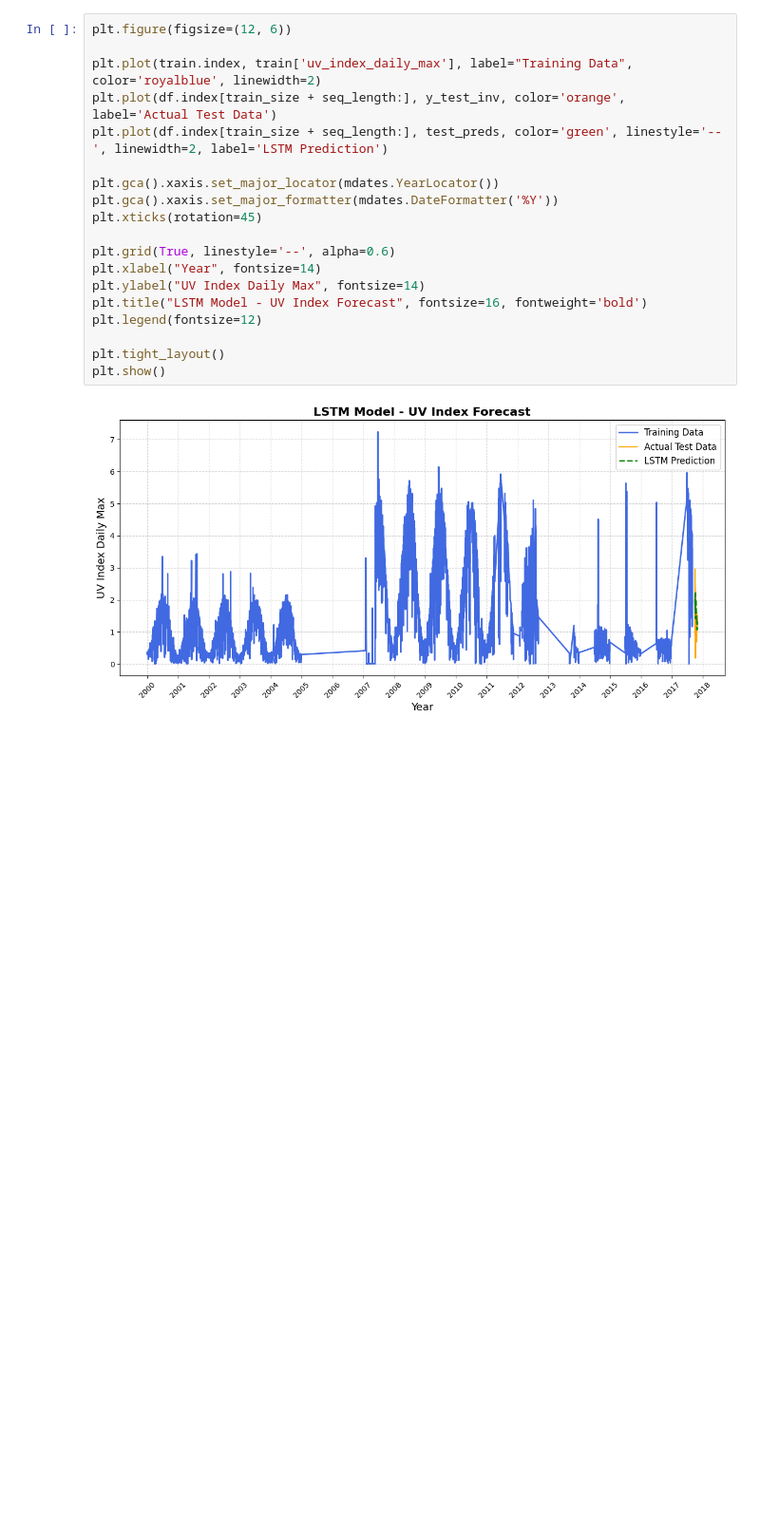
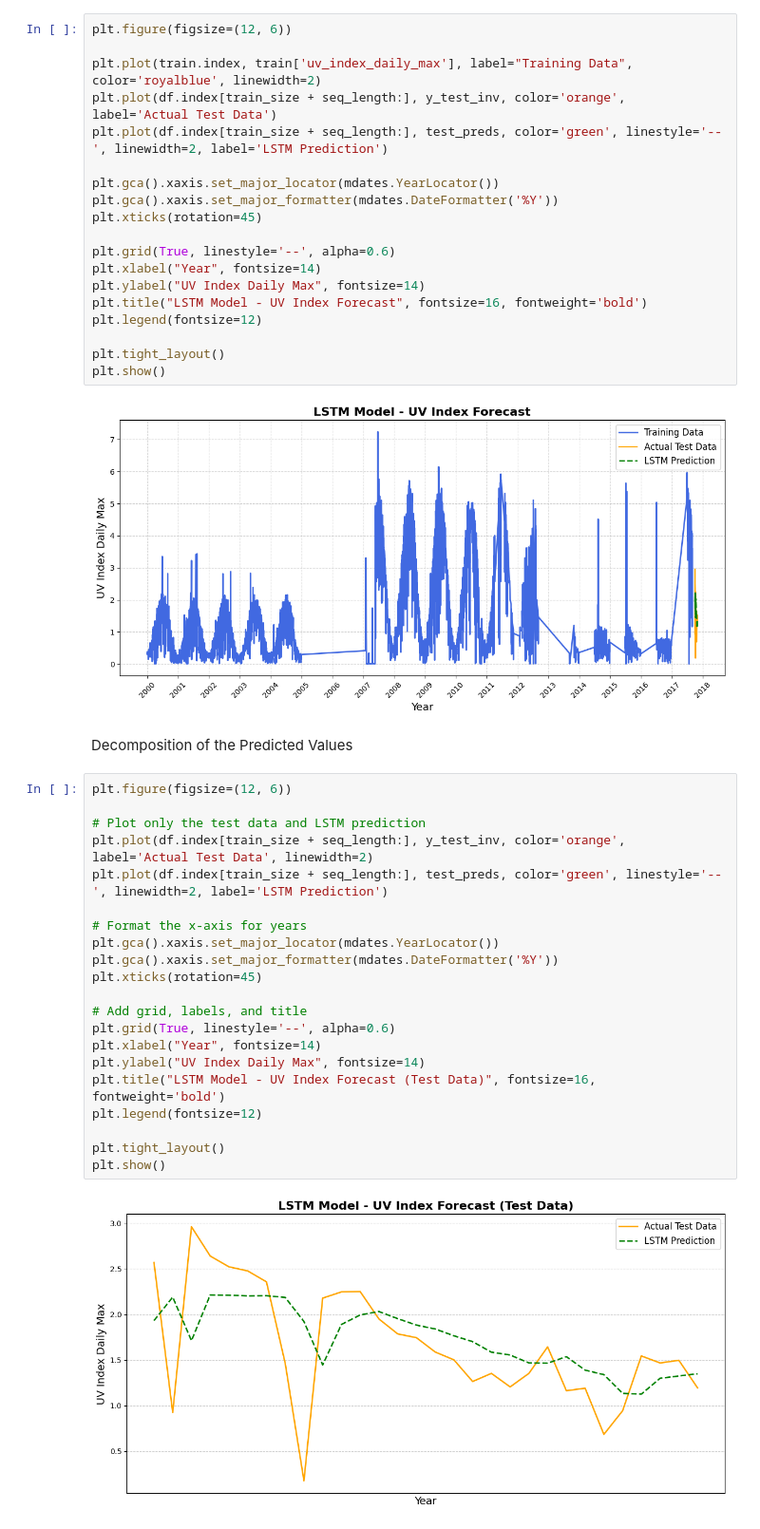
Before and after one commit to umiSirya/Weather_Prediction_capstone_project, a Jupyter notebook: LSTM_model.ipynb, the cells around one changed output. Shown at 95% size. Saved outputs shown, nothing was run; the diff lists cells and outputs as text; blank space fills up the shorter version.

```diff
--- a/LSTM_model.ipynb
+++ b/LSTM_model.ipynb
@@ -231,3 +231,28 @@ plt.tight_layout()
 plt.show()
 # %% [output]
 [figure]
+# %% [markdown]
+Decomposition of the Predicted Values
+# %%
+plt.figure(figsize=(12, 6))
+
+# Plot only the test data and LSTM prediction
+plt.plot(df.index[train_size + seq_length:], y_test_inv, color='orange', label='Actual Test Data', linewidth=2)
+plt.plot(df.index[train_size + seq_length:], test_preds, color='green', linestyle='--', linewidth=2, label='LSTM Prediction')
+
+# Format the x-axis for years
+plt.gca().xaxis.set_major_locator(mdates.YearLocator())
+plt.gca().xaxis.set_major_formatter(mdates.DateFormatter('%Y'))
+plt.xticks(rotation=45)
+
+# Add grid, labels, and title
+plt.grid(True, linestyle='--', alpha=0.6)
+plt.xlabel("Year", fontsize=14)
+plt.ylabel("UV Index Daily Max", fontsize=14)
+plt.title("LSTM Model - UV Index Forecast (Test Data)", fontsize=16, fontweight='bold')
+plt.legend(fontsize=12)
+
+plt.tight_layout()
+plt.show()
+# %% [output]
+[figure, added]
```
Also changed, not shown: parts of 4 cells of this notebook.
